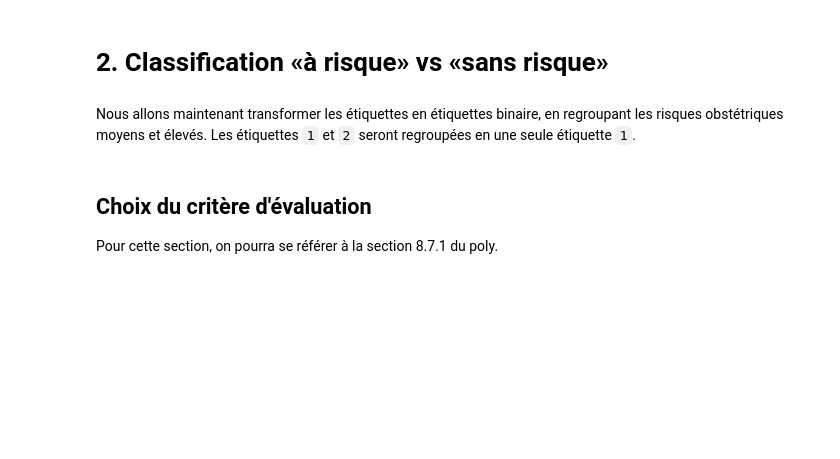
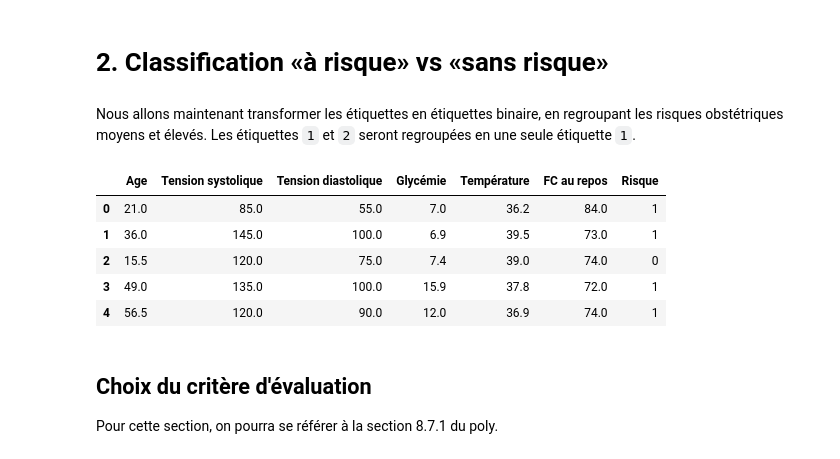
Before and after one commit to antoinebossin/Projet_data, a Jupyter notebook: Projet.ipynb, the cells around one changed output. Cells and saved outputs as stored; diff of their text form; code cells hidden in the pictures; blank space fills up the shorter version.

```diff
--- a/Projet.ipynb
+++ b/Projet.ipynb
@@ -243,12 +277,22 @@ Nous allons maintenant transformer les étiquettes en étiquettes binaire, en re
 # %%
 # Copier le dataframe initial dans un nouveau dataframe
 df_train_risk_vs_norisk = df_train.copy()
 
 # Regrouper les étiquettes 1 et 2
 df_train_risk_vs_norisk['Risque'] = np.where(df_train['Risque']==2, 1, df_train['Risque'])
 
 # Extraction de l'array d'étiquettes
 y_train_risk_vs_norisk = np.array(df_train_risk_vs_norisk['Risque'], dtype='int')
+
+df_train_risk_vs_norisk.head()
+#print(y_train_risk_vs_norisk)
+# %% [output]
+|  | Age | Tension systolique | Tension diastolique | Glycémie | Température | FC au repos | Risque |
+| 0 | 21.0 | 85.0 | 55.0 | 7.0 | 36.2 | 84.0 | 1 |
+| 1 | 36.0 | 145.0 | 100.0 | 6.9 | 39.5 | 73.0 | 1 |
+| 2 | 15.5 | 120.0 | 75.0 | 7.4 | 39.0 | 74.0 | 0 |
+| 3 | 49.0 | 135.0 | 100.0 | 15.9 | 37.8 | 72.0 | 1 |
+| 4 | 56.5 | 120.0 | 90.0 | 12.0 | 36.9 | 74.0 | 1 |
 # %% [markdown]
 ## Choix du critère d'évaluation
 Pour cette section, on pourra se référer à la section 8.7.1 du poly.
```
Also changed, not shown: parts of 22 cells of this notebook, 4 other files.
